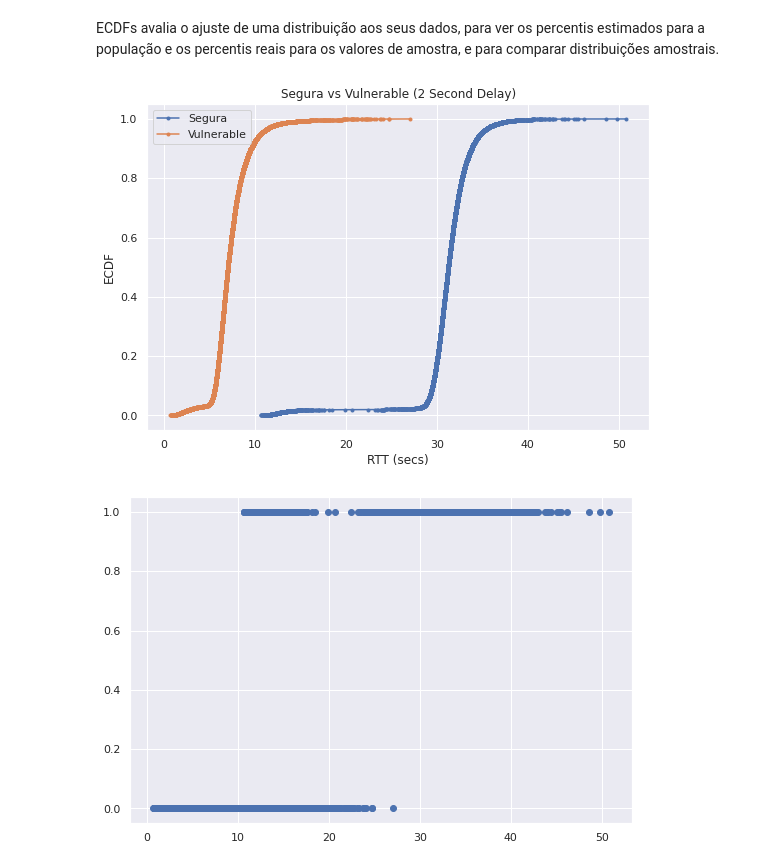
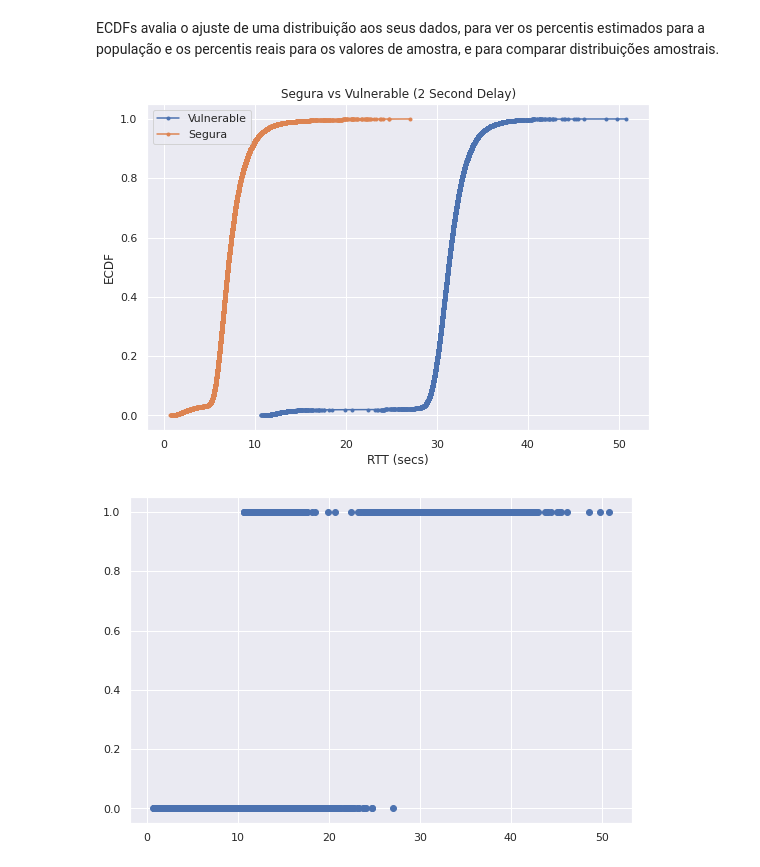
Before and after one commit to isaachfp/bi-master, a Jupyter notebook: Conf_Dados/20201124_Ex1/classification_approach_.ipynb, the cells around one changed output. Cells and saved outputs as stored; diff of their text form; code cells hidden in the pictures.

```diff
--- a/Conf_Dados/20201124_Ex1/classification_approach_.ipynb
+++ b/Conf_Dados/20201124_Ex1/classification_approach_.ipynb
@@ -70,22 +72,22 @@ ECDFs avalia o ajuste de uma distribuição aos seus dados, para ver os percenti
 # %%
 # Divide os dados em urls 'Vulnerable' e 'Safe'
 vul_data = dataset_df[dataset_df['Vulnerable']==1]
 safe_data = dataset_df[dataset_df['Vulnerable']==0]
 
 # Calcula ECDFs (empirical cumulative distribution function)
 vul_ecdf = ECDF(vul_data['RTT'])
 safe_ecdf = ECDF(safe_data['RTT'])
 
 plt.figure(figsize=(9, 6))
 
 _ = plt.plot(vul_ecdf.x, vul_ecdf.y, marker='.')
 _ = plt.plot(safe_ecdf.x, safe_ecdf.y, marker='.')
 _ = plt.title('Segura vs Vulnerable (2 Second Delay)')
-_ = plt.legend(('Segura', 'Vulnerable'), loc='best')
+_ = plt.legend(('Vulnerable', 'Segura'), loc='best')
 _ = plt.xlabel('RTT (secs)')
 _ = plt.ylabel('ECDF')
 # %% [output]
-[figure, old version]
+[figure, new version]
 # %%
 plt.figure(figsize=(9, 6))
 _ = plt.scatter(dataset_df['RTT'], dataset_df['Vulnerable'])
```
Also changed, not shown: parts of 5 cells of this notebook.
